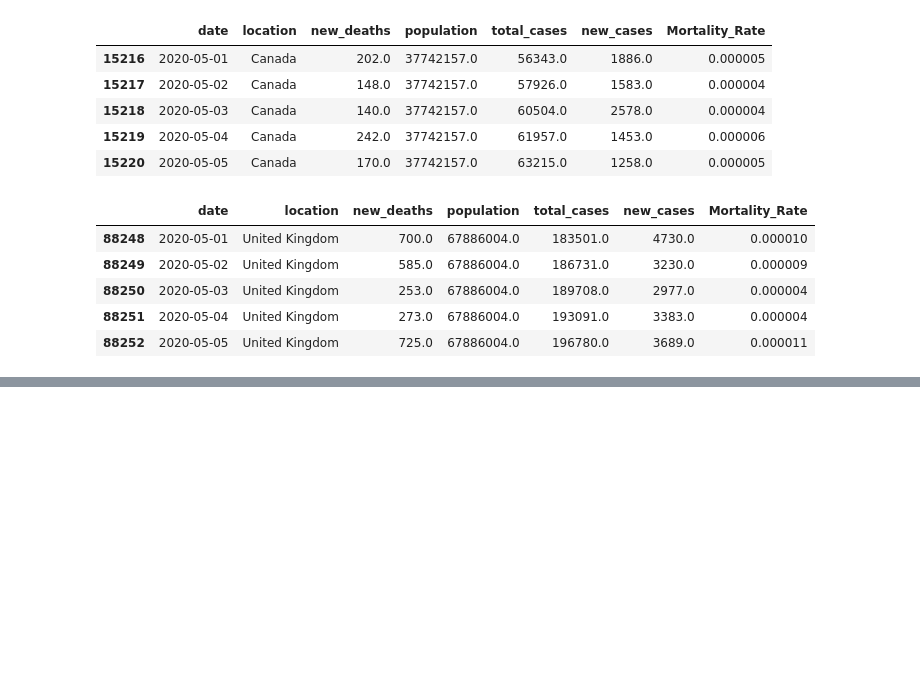
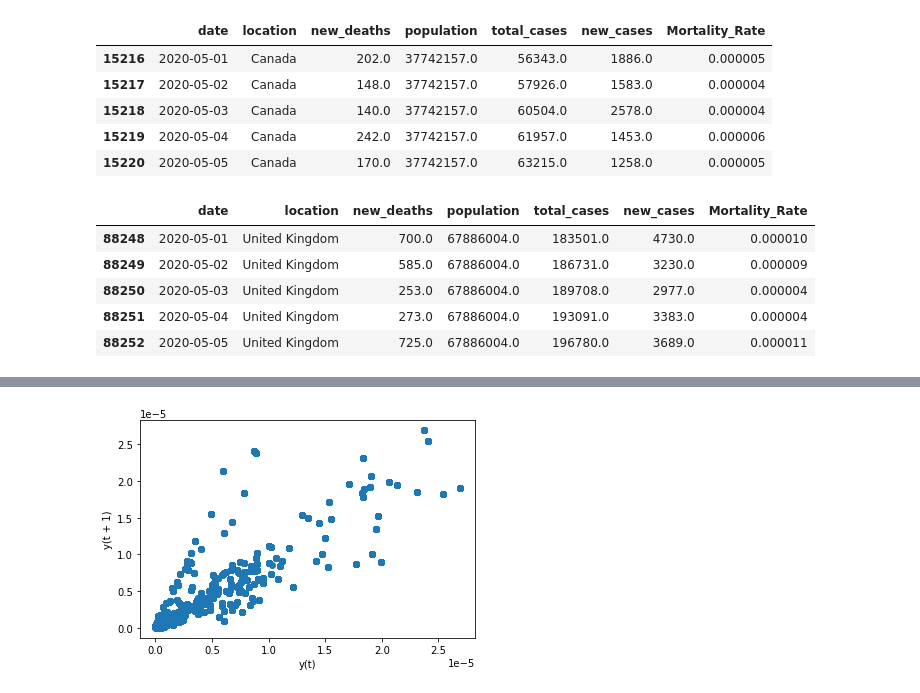
Before and after one commit to abhishek111222/Data-Science-Project, a Jupyter notebook: Time series of Mortality Rate (Try 3)/time_mortality_try3.ipynb, the cells around one changed output, grey strips where cells are left out. Cells and saved outputs as stored; diff of their text form; code cells hidden in the pictures; blank space fills up the shorter version.

```diff
--- a/Time series of Mortality Rate (Try 3)/time_mortality_try3.ipynb
+++ b/Time series of Mortality Rate (Try 3)/time_mortality_try3.ipynb
@@ -693,0 +775,6 @@ fig.show()
+# %%
+for i in range(len(dataset_UK)):
+  lag_plot(dataset_UK[i : i + 11])
+  i = i + 20
+# %% [output]
+[figure, added]
```
Also changed, not shown: parts of 14 cells of this notebook.
